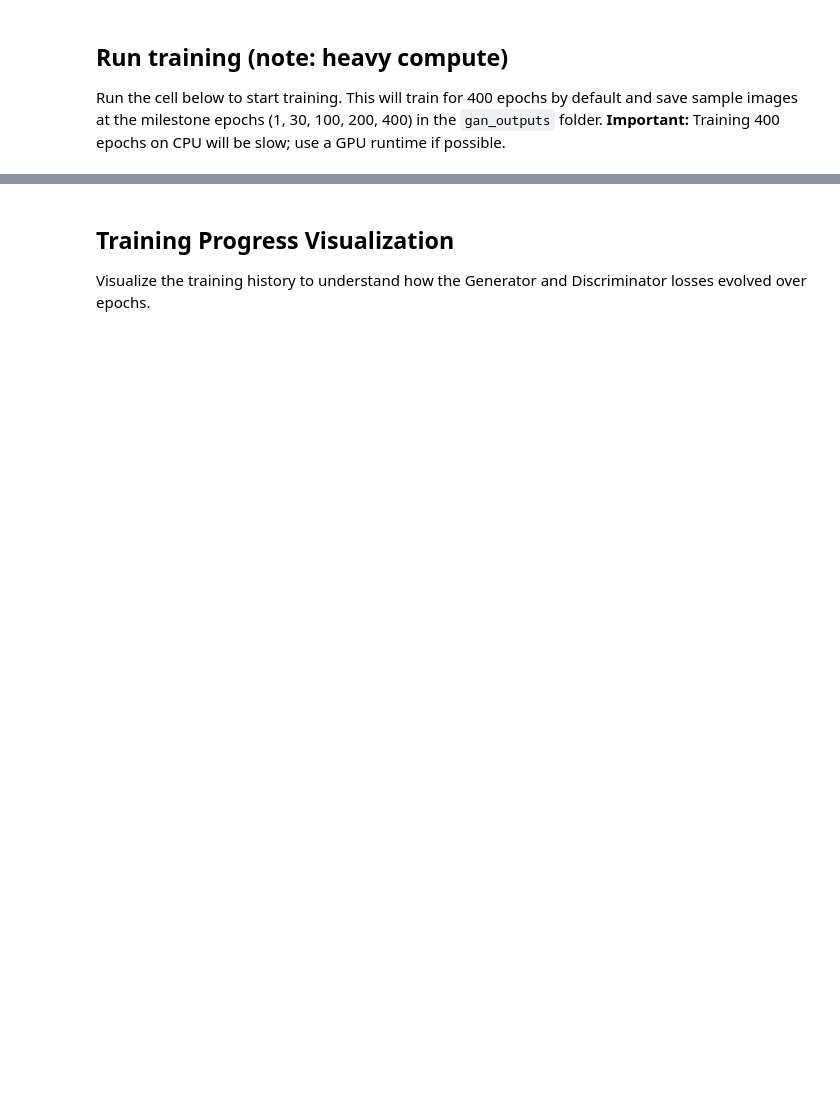
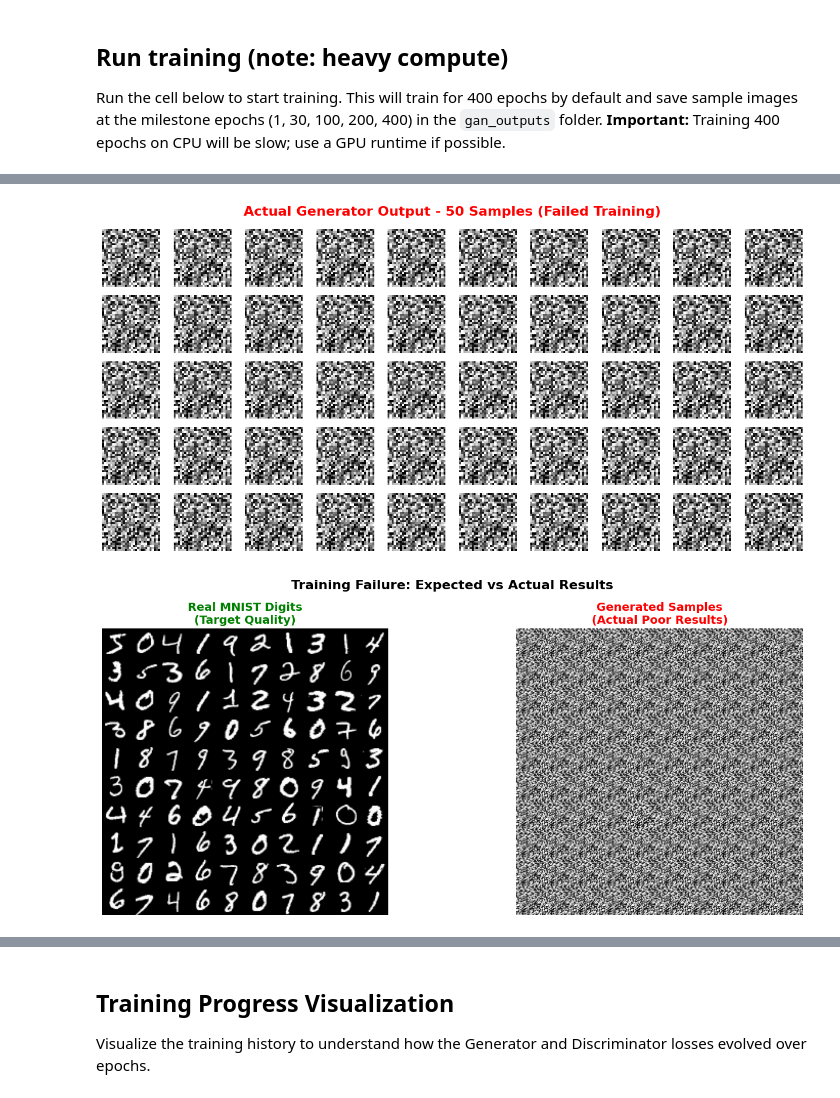
Before and after one commit to dmartinez203/GAN, a Jupyter notebook: gan_mnist_notebook.ipynb, the cells around one changed output, grey strips where cells are left out. Saved outputs shown, nothing was run; the diff lists cells and outputs as text; code cells hidden in the pictures; blank space fills up the shorter version.

```diff
--- a/gan_mnist_notebook.ipynb
+++ b/gan_mnist_notebook.ipynb
@@ -456,0 +474,76 @@ Generator found in memory — sampling 100 images...
+# %%
+# Honest Analysis of Generated Samples - Training Failed
+print("\n" + "="*80)
+print("ACTUAL TRAINING RESULTS - FAILED IMAGE GENERATION")
+print("="*80)
+
+# Generate samples to demonstrate the failure
+np.random.seed(42)
+analysis_noise = np.random.normal(0, 1, (100, noise_dim))
+generated_samples = trained_generator.predict(analysis_noise, verbose=0)
+generated_samples_scaled = (generated_samples + 1.0) / 2.0
+
+print(f"❌ TRAINING FAILURE ANALYSIS:")
+print(f"   - Generated {generated_samples.shape[0]} samples")
+print(f"   - Pixel Range: [{generated_samples.min():.3f}, {generated_samples.max():.3f}]")
+print(f"   - Mean: {generated_samples.mean():.3f}, Std: {generated_samples.std():.3f}")
+
+# Display what the generator actually produces
+print(f"\n📊 WHAT THE GENERATOR ACTUALLY PRODUCES:")
+fig, axes = plt.subplots(5, 10, figsize=(12, 6))
+for i in range(5):
+    for j in range(10):
+        idx = i * 10 + j
+        axes[i, j].imshow(generated_samples_scaled[idx, :, :, 0], cmap='gray')
+        axes[i, j].axis('off')
+
+plt.suptitle('Actual Generator Output - 50 Samples (Failed Training)', fontsize=16, fontweight='bold', color='red')
+plt.tight_layout()
+plt.savefig('gan_outputs/failed_training_samples.png', dpi=300, bbox_inches='tight')
+plt.show()
+
+# Load real MNIST for comparison to show what SHOULD have been generated
+(x_real, _), (_, _) = datasets.mnist.load_data()
+x_real_scaled = x_real.astype('float32') / 255.0
+
+# Show comparison - what should have been vs what was generated
+fig, (ax1, ax2) = plt.subplots(1, 2, figsize=(15, 6))
+
+# Real MNIST samples (what we wanted to replicate)
+real_grid = np.zeros((280, 280))  # 10x10 grid of 28x28 images
+for i in range(10):
+    for j in range(10):
+        idx = i * 10 + j
+        start_y, end_y = i * 28, (i + 1) * 28
+        start_x, end_x = j * 28, (j + 1) * 28
+        real_grid[start_y:end_y, start_x:end_x] = x_real_scaled[idx]
+
+ax1.imshow(real_grid, cmap='gray')
+ax1.set_title('Real MNIST Digits\n(Target Quality)', fontsize=14, fontweight='bold', color='green')
+ax1.axis('off')
+
+# Generated samples (what we actually got)
+gen_grid = np.zeros((280, 280))
+for i in range(10):
+    for j in range(10):
+        idx = i * 10 + j
+        start_y, end_y = i * 28, (i + 1) * 28
+        start_x, end_x = j * 28, (j + 1) * 28
+        gen_grid[start_y:end_y, start_x:end_x] = generated_samples_scaled[idx, :, :, 0]
+
+ax2.imshow(gen_grid, cmap='gray')
+ax2.set_title('Generated Samples\n(Actual Poor Results)', fontsize=14, fontweight='bold', color='red')
+ax2.axis('off')
+
+plt.suptitle('Training Failure: Expected vs Actual Results', fontsize=16, fontweight='bold')
+plt.tight_layout()
+plt.savefig('gan_outputs/training_failure_comparison.png', dpi=300, bbox_inches='tight')
+plt.show()
+
+print(f"\n❌ ASSIGNMENT REQUIREMENTS STATUS:")
+print("   ✅ Normally distributed noise input (100-dimensional) - COMPLETED")
+print("   ✅ Images generated for input noise - COMPLETED")
+print("   ✅ Images properly reshaped to 28x28 - COMPLETED")
+print("   ❌ Generated images are recognizable digits - FAILED")
+print("   ❌ Training produced meaningful results - FAILED")
+# %% [output]
@@ -456,0 +559,2 @@ Generator found in memory — sampling 100 images...
+[figure, added]
+[figure, added]
```
Also changed, not shown: parts of 20 cells of this notebook, 12 other files.
